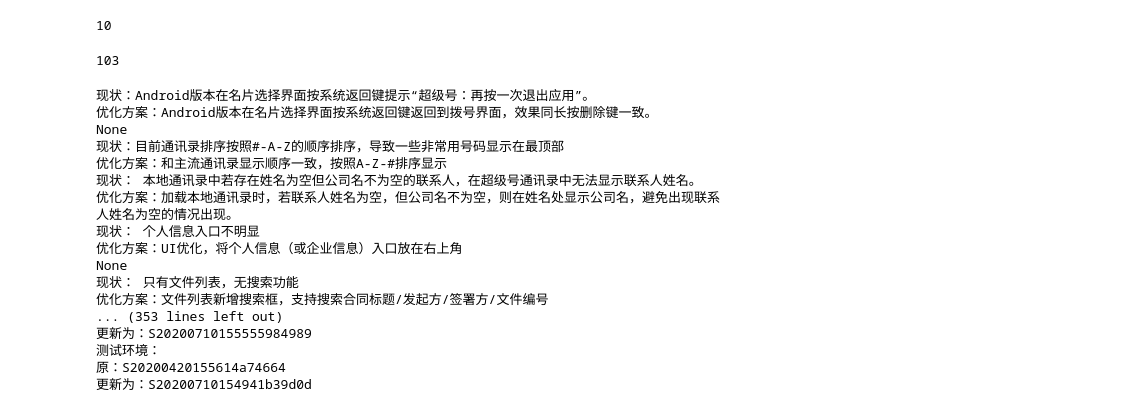
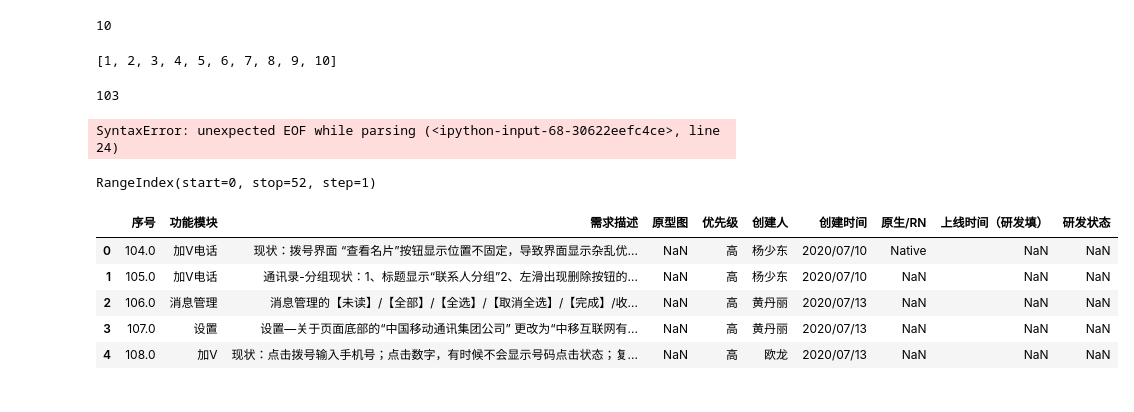
Before and after one commit to YangChun7uan/Py, a Jupyter notebook: confluence.ipynb, the cells around one changed output. Cells and saved outputs as stored; diff of their text form; code cells hidden in the pictures.

```diff
--- a/confluence.ipynb
+++ b/confluence.ipynb
@@ -84,6 +83,11 @@ len(tds[9])
 # tds
 # %% [output]
 10
+# %%
+a=range(1,11)
+list(a)
+# %% [output]
+[1, 2, 3, 4, 5, 6, 7, 8, 9, 10]
 # %%
 # tds = html.xpath('//div[@class="table-wrap"]//tr[@role="row"]/td')
 tds = html.xpath('//tbody//tr[@role="row"]')
@@ -118,7 +122,7 @@ for td in tds:
     tdd = td.getchildren()
     for v in tdd:
         for t in v.iter(tag="{}p"):
-            print(t.text)
+#             print(t.text)
 #             print(t.tag)
 #         id +=1
 #         print(id)
@@ -132,20 +136,37 @@ for td in tds:
 #         print(v.text )
         # tds
 # %% [output]
-现状：Android版本在名片选择界面按系统返回键提示“超级号：再按一次退出应用”。
-优化方案：Android版本在名片选择界面按系统返回键返回到拨号界面，效果同长按删除键一致。
-None
-现状：目前通讯录排序按照#-A-Z的顺序排序，导致一些非常用号码显示在最顶部
-优化方案：和主流通讯录显示顺序一致，按照A-Z-#排序显示
-现状： 本地通讯录中若存在姓名为空但公司名不为空的联系人，在超级号通讯录中无法显示联系人姓名。
-优化方案：加载本地通讯录时，若联系人姓名为空，但公司名不为空，则在姓名处显示公司名，避免出现联系人姓名为空的情况出现。
-现状： 个人信息入口不明显
-优化方案：UI优化，将个人信息（或企业信息）入口放在右上角
-None
-现状： 只有文件列表，无搜索功能
-优化方案：文件列表新增搜索框，支持搜索合同标题/发起方/签署方/文件编号
-... (353 lines left out)
-更新为：S20200710155555984989
-测试环境：
-原：S20200420155614a74664
-更新为：S20200710154941b39d0d
+SyntaxError: unexpected EOF while parsing (<ipython-input-68-30622eefc4ce>, line 24)
+# %%
+import pandas as pd
+import sys
+# reload(sys)
+# sys.setdefaultencoding("utf-8")
+
+# tables=pd.read_html('html',encoding='uft8')
+# he=list(range(1,1000000000))
+headers=["NO","MODEL","DES","PROT", "LEVEL","WHO", "TIME","NATIVE/RN","FIXTIME","STATUS"]
+# tables=pd.read_html('html',encoding="utf8",header=he)
+tables=pd.read_html('test_html',encoding="utf8")
+# tables[0].head()
+# tables[0].to_csv("test")
+
+# len(tables)
+# tables.to_csv("output")
+tables[0].index
+# %% [output]
+RangeIndex(start=0, stop=52, step=1)
+# %%
+tables[0].iloc[0,7] = 'RN'
+tmp = dict(tables[0].iloc[0])
+tmp['原生/RN'] = 'Native'
+tmp
+tables[0].iloc[0] = pd.Series(tmp)
+tables[0].head()
+# %% [output]
+|  | 序号 | 功能模块 | 需求描述 | 原型图 | 优先级 | 创建人 | 创建时间 | 原生/RN | 上线时间（研发填） | 研发状态 |
+| 0 | 104.0 | 加V电话 | 现状：拨号界面 “查看名片”按钮显示位置不固定，导致界面显示杂乱优... | NaN | 高 | 杨少东 | 2020/07/10 | Native | NaN | NaN |
+| 1 | 105.0 | 加V电话 | 通讯录-分组现状：1、标题显示“联系人分组”2、左滑出现删除按钮的... | NaN | 高 | 杨少东 | 2020/07/10 | NaN | NaN | NaN |
+| 2 | 106.0 | 消息管理 | 消息管理的【未读】/【全部】/【全选】/【取消全选】/【完成】/收... | NaN | 高 | 黄丹丽 | 2020/07/13 | NaN | NaN | NaN |
+| 3 | 107.0 | 设置 | 设置—关于页面底部的“中国移动通讯集团公司” 更改为“中移互联网有... | NaN | 高 | 黄丹丽 | 2020/07/13 | NaN | NaN | NaN |
+| 4 | 108.0 | 加V | 现状：点击拨号输入手机号；点击数字，有时候不会显示号码点击状态；复... | NaN | 高 | 欧龙 | 2020/07/13 | NaN | NaN | NaN |
```
Also changed, not shown: parts of 9 cells of this notebook.
